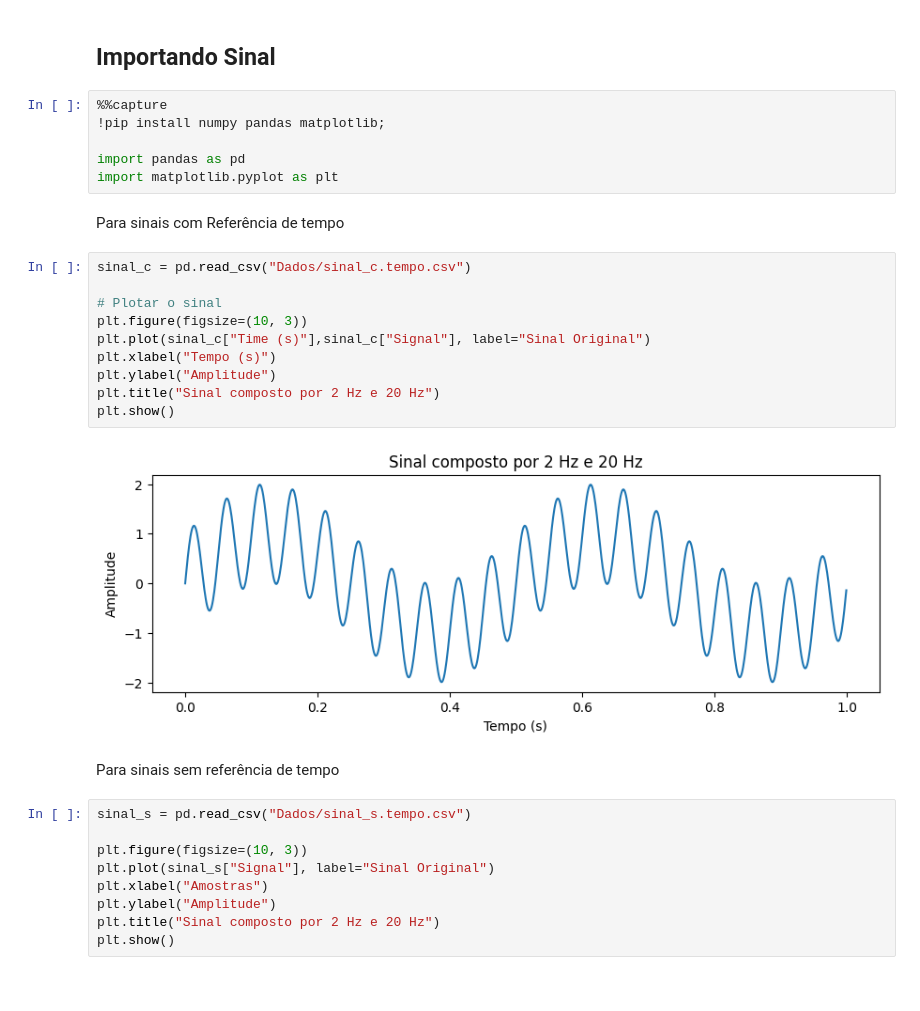
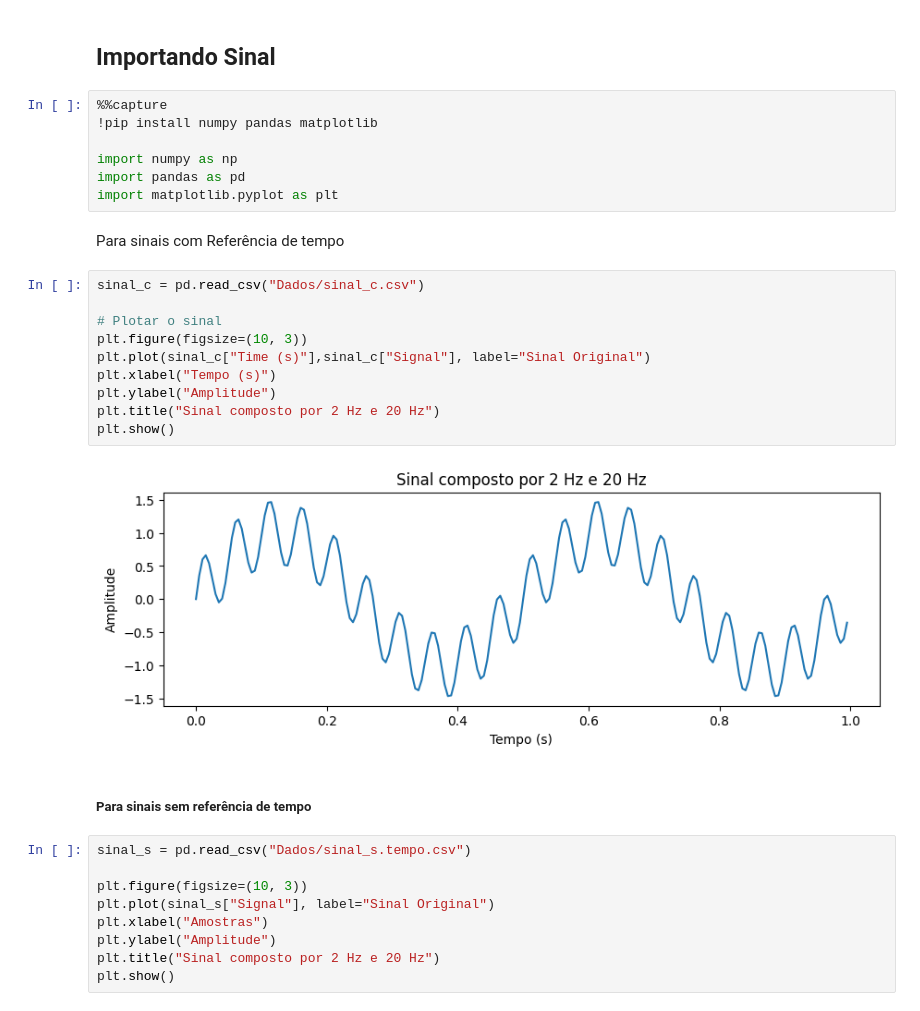
Before and after one commit to Eduardo-BF/Filtros-Digitais, a Jupyter notebook: App/Filtragem_Freq.ipynb, the cells around one changed output. Saved outputs shown, nothing was run; the diff lists cells and outputs as text.

```diff
--- a/App/Filtragem_Freq.ipynb
+++ b/App/Filtragem_Freq.ipynb
@@ -4,26 +4,27 @@
 ## Importando Sinal
 # %%
 %%capture
-!pip install numpy pandas matplotlib;
+!pip install numpy pandas matplotlib
 
+import numpy as np
 import pandas as pd
 import matplotlib.pyplot as plt
 # %% [markdown]
 Para sinais com Referência de tempo
 # %%
-sinal_c = pd.read_csv("Dados/sinal_c.tempo.csv")
+sinal_c = pd.read_csv("Dados/sinal_c.csv")
 
 # Plotar o sinal
 plt.figure(figsize=(10, 3))
 plt.plot(sinal_c["Time (s)"],sinal_c["Signal"], label="Sinal Original")
 plt.xlabel("Tempo (s)")
 plt.ylabel("Amplitude")
 plt.title("Sinal composto por 2 Hz e 20 Hz")
 plt.show()
 # %% [output]
-[figure, old version]
+[figure, new version]
 # %% [markdown]
-Para sinais sem referência de tempo
+##### Para sinais sem referência de tempo
 # %%
 sinal_s = pd.read_csv("Dados/sinal_s.tempo.csv")
 
```
Also changed, not shown: parts of 3 cells of this notebook, 4 other files.
